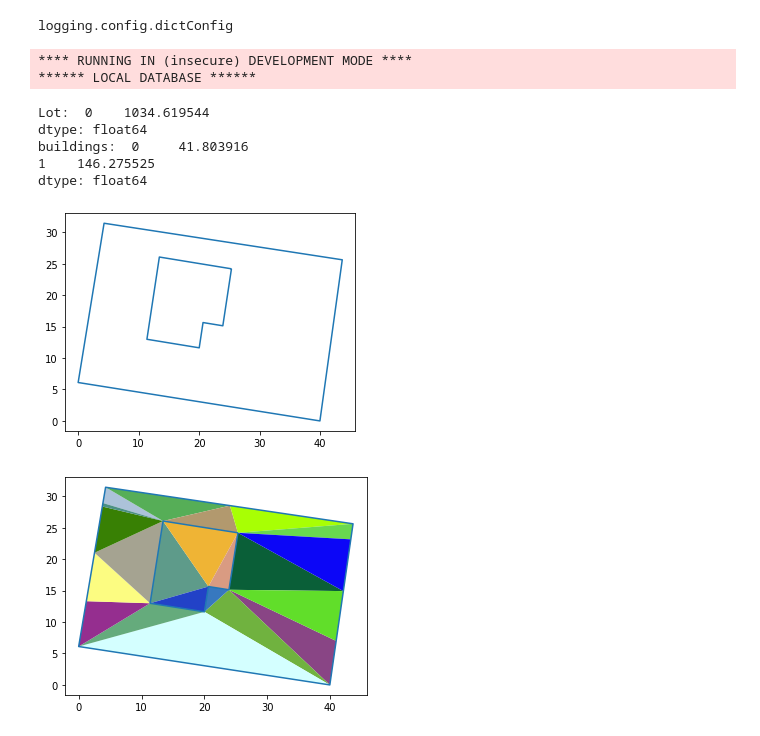
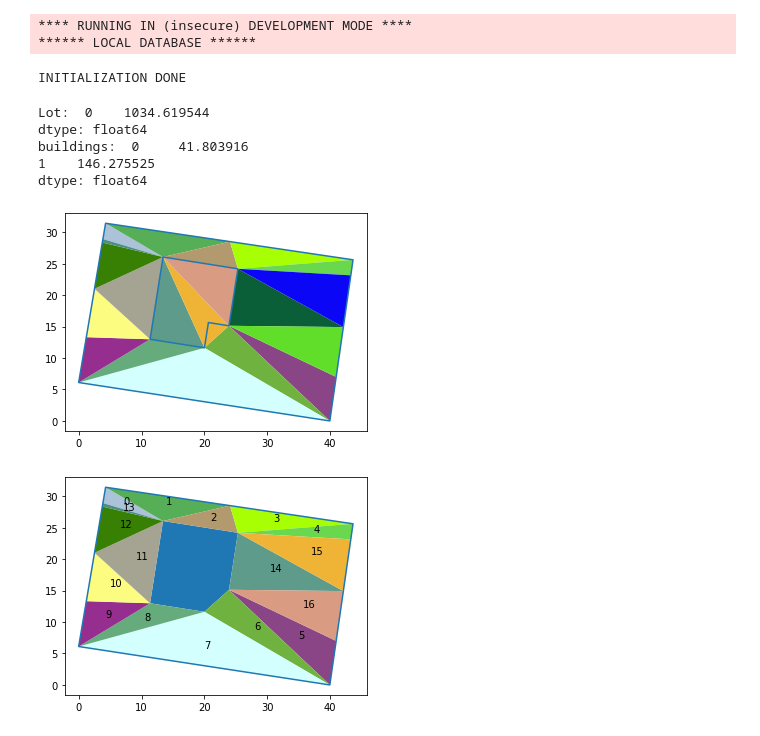
Before and after one commit to nilsbunger/parcel-browser, a Jupyter notebook: notebooks/parcel_play.ipynb, the cells around one changed output. Saved outputs shown, nothing was run; the diff lists cells and outputs as text; code cells hidden in the pictures.

Commit message:
Basic placement in a parcel working in Jupyter notebook

```diff
--- a/notebooks/parcel_play.ipynb
+++ b/notebooks/parcel_play.ipynb
@@ -8,11 +8,10 @@ os.environ.setdefault("DJANGO_SETTINGS_MODULE", "mygeo.settings")
 os.environ.setdefault("DJANGO_PROJECT", "mygeo")
 os.environ.setdefault("LOCAL_DB", "1")
 os.environ["DJANGO_ALLOW_ASYNC_UNSAFE"] = "true"
-
-from mygeo import settings
 os.chdir(PROJECTPATH)
 import django
 django.setup()
+
 import json
 import pprint
 import geopandas
@@ -20,15 +19,19 @@ import shapely
 import matplotlib
 import matplotlib.colors as mcolors
 from django.core.serializers import serialize
-from shapely.geometry import MultiLineString
+from shapely.geometry import MultiLineString, GeometryCollection
 from shapely.ops import triangulate
 
 from world.models import Parcel, ZoningBase, BuildingOutlines
+
+print("INITIALIZATION DONE")
 # %% [output]
-logging.config.dictConfig
+**** RUNNING IN (insecure) DEVELOPMENT MODE ****
+****** LOCAL DATABASE ******
-**** RUNNING IN (insecure) DEVELOPMENT MODE ****
-****** LOCAL DATABASE ******
+INITIALIZATION DONE
 # %%
+## CREATE TRIANGLES and KEPT_TRIANGLES AROUND PARCEL
+
 apn = '4302030800'
 
 # Get parcel and building info for this zone.
@@ -43,42 +46,53 @@ parcel_data_frame = geopandas.GeoDataFrame.from_features(json.loads(serialized_p
 buildings_data_frame = geopandas.GeoDataFrame.from_features(json.loads(serialized_buildings), crs="EPSG:4326")
 parcel_in_utm = parcel_data_frame.to_crs(parcel_data_frame.estimate_utm_crs())
 buildings_in_utm = buildings_data_frame.to_crs(buildings_data_frame.estimate_utm_crs())
 
 # do some basic sanity checks
 lot_square_meters = parcel_in_utm.area
 print ("Lot: ", lot_square_meters)
 print ("buildings: ", buildings_in_utm.area)
 assert (len(parcel_in_utm.boundary) == 1)
 assert (len(buildings_in_utm.boundary) == 2)
 assert (len(parcel_in_utm.boundary[0].geoms) == 1)
 assert (len(buildings_in_utm.boundary[0].geoms) == 1)
 
 # TODO: Algorithm currently only uses first building. extend it to multiple buildings
 
-# move building coordinates to be 0,0 based so they're easier to see.
 boundary_line_string = parcel_in_utm.boundary[0].geoms[0]
 building_line_string = buildings_in_utm.boundary[1].geoms[0]
 bounds = boundary_line_string.bounds
+# move building coordinates to be 0,0 based so they're easier to see.
 boundary_line_string = shapely.affinity.translate(boundary_line_string, xoff=-bounds[0], yoff=-bounds[1])
 building_line_string = shapely.affinity.translate(building_line_string, xoff=-bounds[0], yoff=-bounds[1])
 
-# do basic building and boundary plot
-base = geopandas.GeoDataFrame(geometry=[building_line_string, boundary_line_string], crs="EPSG:4326")
-base.plot()
-
-# try plotting triangles
-triangles = triangulate (MultiLineString([boundary_line_string, building_line_string]))
-
-trigeo = geopandas.GeoDataFrame(geometry=[building_line_string, boundary_line_string], crs="EPSG:4326")
-p = trigeo.plot()
+# construct and plot buildings, boundary, triangles (using convex hull of building)
+# base = geopandas.GeoDataFrame(geometry=[building_line_string, boundary_line_string], crs="EPSG:4326")
+triangles = triangulate (MultiLineString([building_line_string.convex_hull.boundary, boundary_line_string]))
+lot_df = geopandas.GeoDataFrame(geometry=[building_line_string, boundary_line_string], crs="EPSG:4326")
+p = lot_df.plot()
 colorkeys = list(mcolors.XKCD_COLORS.keys())
 for i in range(len(triangles)):
     geopandas.GeoSeries(triangles[i]).plot(ax=p, color=colorkeys[i % len(colorkeys)])
+
+# Find triangles not in the building:
+# DE-9IM gives a 3x3 matrix of how two objects relate. It's quite fascinating.
+# Check out the diagram in https://postgis.net/workshops/postgis-intro/de9im.html
+de9im = [x.relate(building_line_string.convex_hull) for idx,x in enumerate (triangles)]
+kept_triangles = [x for idx,x in enumerate(triangles) if de9im[idx][0]=='F' ]
+kept_triangles_gs = geopandas.GeoSeries(kept_triangles)
+
+# Plot the kept_triangles
+lot_convex_hull_df = geopandas.GeoDataFrame(geometry=[building_line_string.convex_hull, boundary_line_string], crs="EPSG:4326")
+p = lot_convex_hull_df.plot()
+for i in range(len(kept_triangles)):
+    geopandas.GeoSeries(kept_triangles[i]).plot(ax=p, color=colorkeys[i % len(colorkeys)])
+    coords = kept_triangles[i].centroid
+    p.annotate(i,xy=(coords.x,coords.y),xytext=(coords.x,coords.y))
 # %% [output]
 Lot:  0    1034.619544
 dtype: float64
 buildings:  0     41.803916
 1    146.275525
 dtype: float64
-[figure, old version]
+[figure, new version]
-[figure, old version]
+[figure, new version]
```
Also changed, not shown: parts of 4 cells of this notebook, 7 other files.
